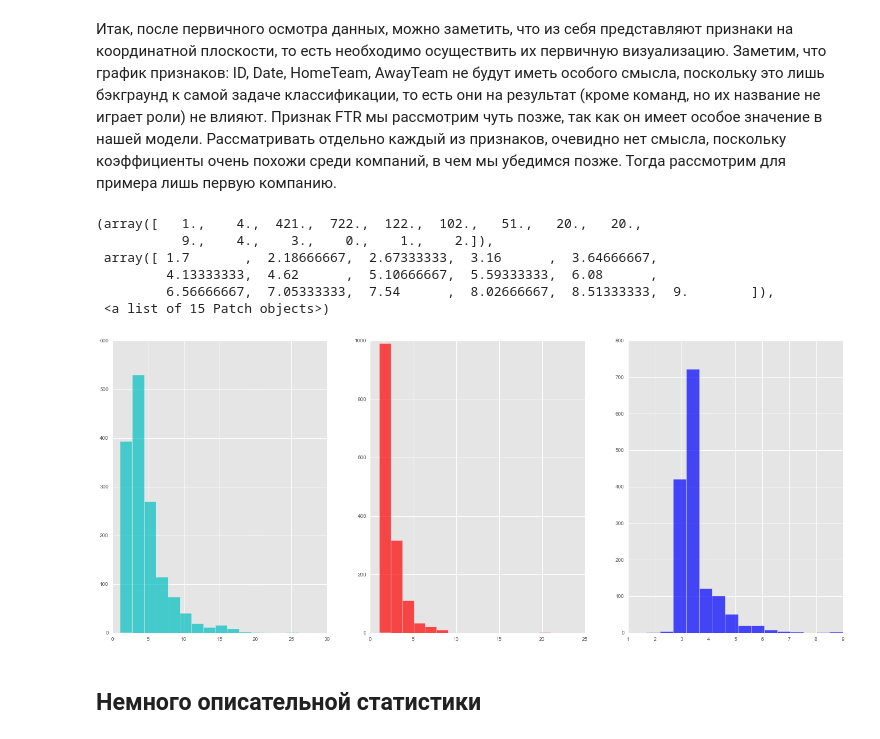
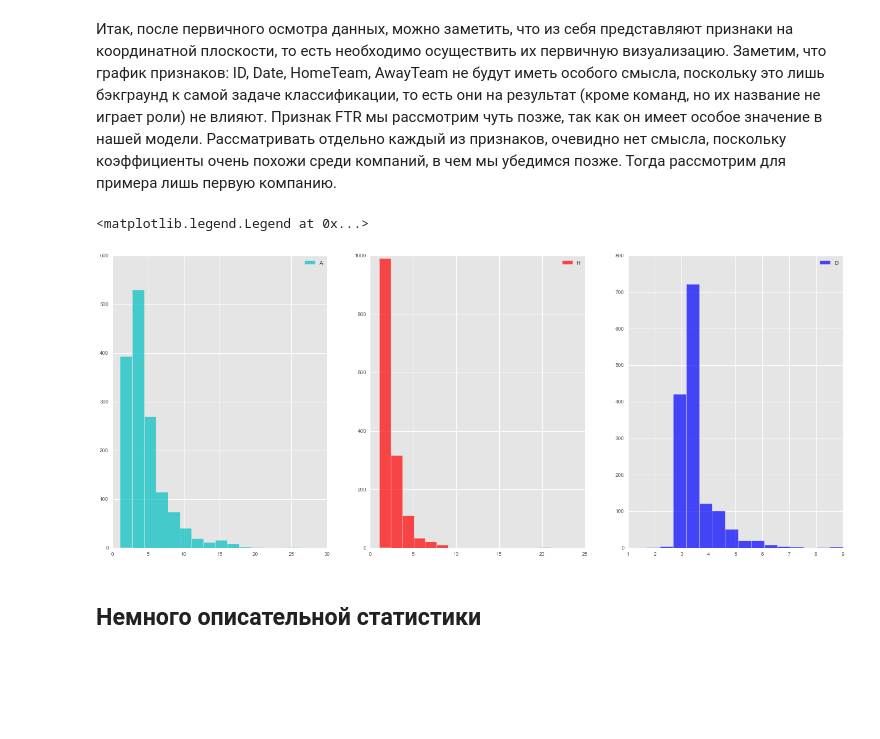
Before and after one commit to gracheslav/hse-project, a Jupyter notebook: ProjectFootball.ipynb, the cells around one changed output. Cells and saved outputs as stored; diff of their text form; code cells hidden in the pictures; blank space fills up the shorter version.

```diff
--- a/ProjectFootball.ipynb
+++ b/ProjectFootball.ipynb
@@ -94,17 +94,15 @@ new_df.head(30)
 # %%
 fig, ax = plt.subplots(1,3)
 fig.set_size_inches(25,10)
 ax[0].hist(new_df['B365A'], bins = 15, facecolor='c', alpha = 0.7,  label = 'A')
 ax[1].hist(new_df['B365H'], bins = 15, facecolor='r', alpha = 0.7,  label = 'H')
 ax[2].hist(new_df['B365D'], bins = 15, facecolor='b', alpha = 0.7,  label = 'D')
+ax[0].legend()
+ax[1].legend()
+ax[2].legend()
 # %% [output]
-(array([   1.,    4.,  421.,  722.,  122.,  102.,   51.,   20.,   20.,
-           9.,    4.,    3.,    0.,    1.,    2.]),
- array([ 1.7       ,  2.18666667,  2.67333333,  3.16      ,  3.64666667,
-         4.13333333,  4.62      ,  5.10666667,  5.59333333,  6.08      ,
-         6.56666667,  7.05333333,  7.54      ,  8.02666667,  8.51333333,  9.        ]),
- <a list of 15 Patch objects>)
+<matplotlib.legend.Legend at 0x...>
-[figure, old version]
+[figure, new version]
 # %% [markdown]
 ## Немного описательной статистики
 # %%
```
Also changed, not shown: parts of 90 cells of this notebook, 3 other files.
